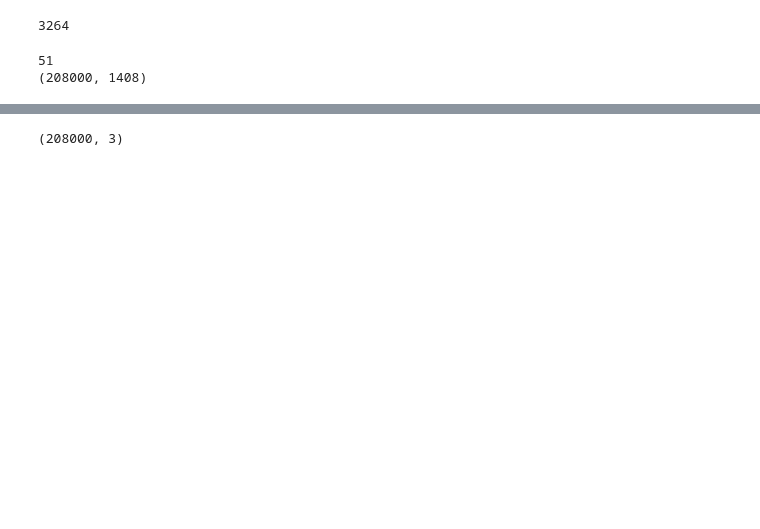
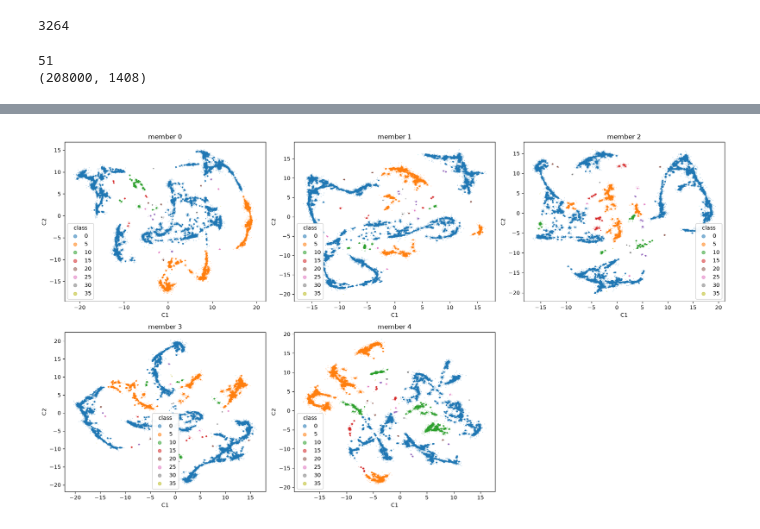
Before and after one commit to Sea-Meets-the-Stars/DBOF_Representation_Learning, a Jupyter notebook: notebooks/NEMI.ipynb, the cells around one changed output, grey strips where cells are left out. Saved outputs shown, nothing was run; the diff lists cells and outputs as text; code cells hidden in the pictures; blank space fills up the shorter version.

```diff
--- a/notebooks/NEMI.ipynb
+++ b/notebooks/NEMI.ipynb
@@ -72,4 +141,6 @@ labels (208000,) | embedding (208000, 3)
-# %%
-embedding.shape
-# %% [output]
-(208000, 3)
+# %%
+# colored by embedding's clustering
+vis.vis_dim_redux_list(d["embeddings"], labels=d["member_clusters"], dims=2,
+                   titles=[f"member {i}" for i in range(len(d["embeddings"]))])
+# %% [output]
+[figure, added]
```
Also changed, not shown: parts of 7 cells of this notebook.
